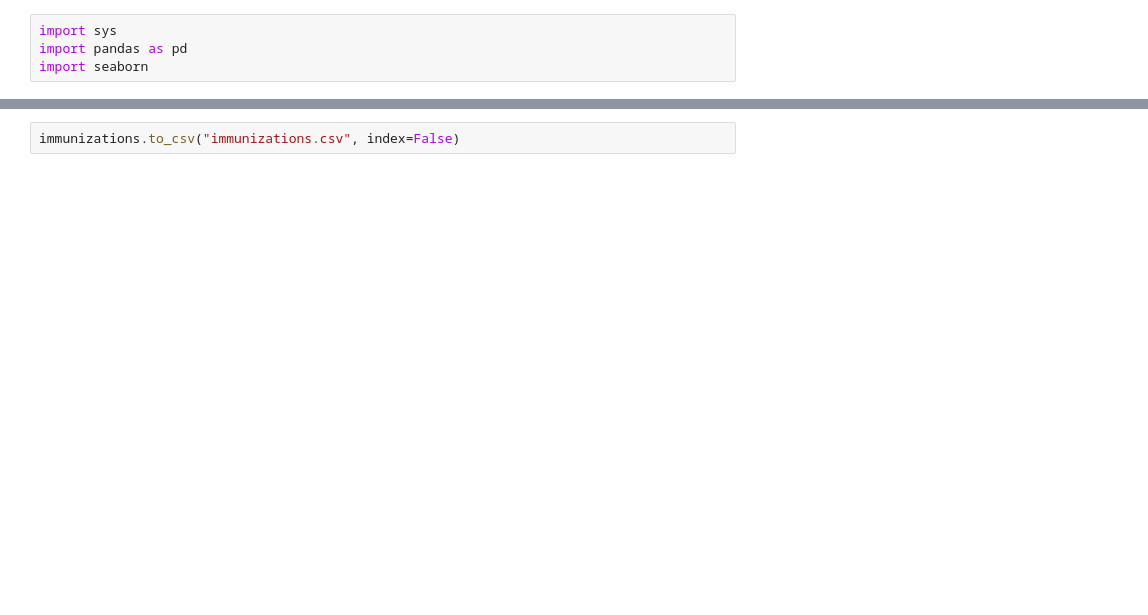
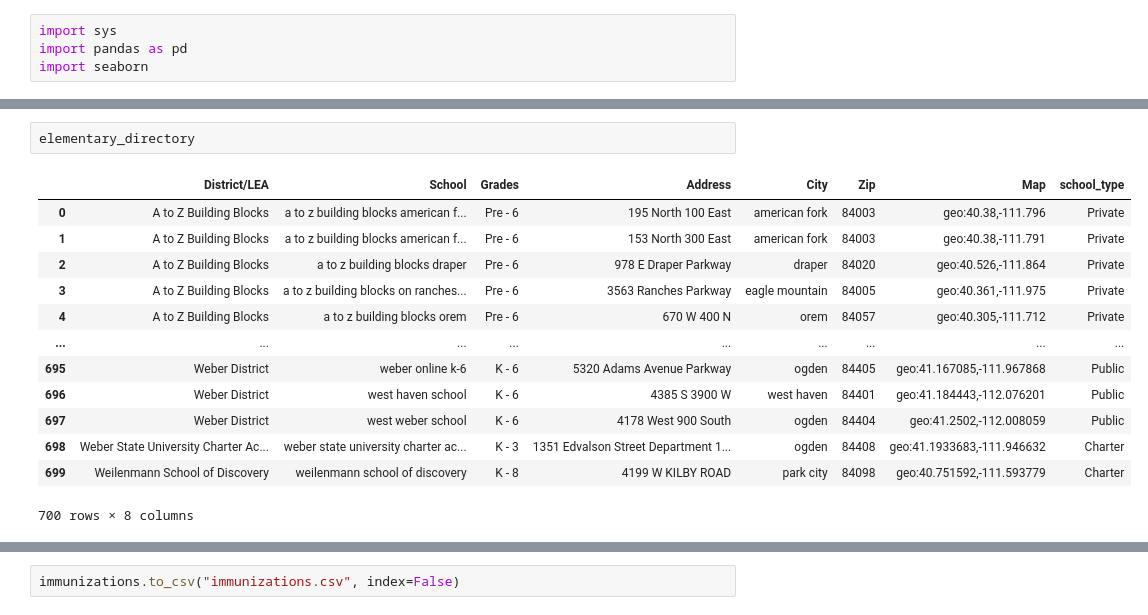
Before and after one commit to smleek/data_acquisition_blog, a Jupyter notebook: cleaning.ipynb, the cells around one changed output, grey strips where cells are left out. Saved outputs shown, nothing was run; the diff lists cells and outputs as text; blank space fills up the shorter version.

```diff
--- a/cleaning.ipynb
+++ b/cleaning.ipynb
@@ -14,3 +72,19 @@ vax_exemptions = vax_exemptions.dropna(how = 'all') # this didn't work lol
+# %%
+elementary_directory
+# %% [output]
+|  | District/LEA | School | Grades | Address | City | Zip | Map | school_type |
+| 0 | A to Z Building Blocks | a to z building blocks american f... | Pre - 6 | 195 North 100 East | american fork | 84003 | geo:40.38,-111.796 | Private |
+| 1 | A to Z Building Blocks | a to z building blocks american f... | Pre - 6 | 153 North 300 East | american fork | 84003 | geo:40.38,-111.791 | Private |
+| 2 | A to Z Building Blocks | a to z building blocks draper | Pre - 6 | 978 E Draper Parkway | draper | 84020 | geo:40.526,-111.864 | Private |
+| 3 | A to Z Building Blocks | a to z building blocks on ranches... | Pre - 6 | 3563 Ranches Parkway | eagle mountain | 84005 | geo:40.361,-111.975 | Private |
+| 4 | A to Z Building Blocks | a to z building blocks orem | Pre - 6 | 670 W 400 N | orem | 84057 | geo:40.305,-111.712 | Private |
+| ... | ... | ... | ... | ... | ... | ... | ... | ... |
+| 695 | Weber District | weber online k-6 | K - 6 | 5320 Adams Avenue Parkway | ogden | 84405 | geo:41.167085,-111.967868 | Public |
+| 696 | Weber District | west haven school | K - 6 | 4385 S 3900 W | west haven | 84401 | geo:41.184443,-112.076201 | Public |
+| 697 | Weber District | west weber school | K - 6 | 4178 West 900 South | ogden | 84404 | geo:41.2502,-112.008059 | Public |
+| 698 | Weber State University Charter Ac... | weber state university charter ac... | K - 3 | 1351 Edvalson Street Department 1... | ogden | 84408 | geo:41.1933683,-111.946632 | Charter |
+| 699 | Weilenmann School of Discovery | weilenmann school of discovery | K - 8 | 4199 W KILBY ROAD | park city | 84098 | geo:40.751592,-111.593779 | Charter |
+700 rows × 8 columns
 # %%
 vax_exemptions
 # %% [output]
```
Also changed, not shown: parts of 17 cells of this notebook, 2 other files.
